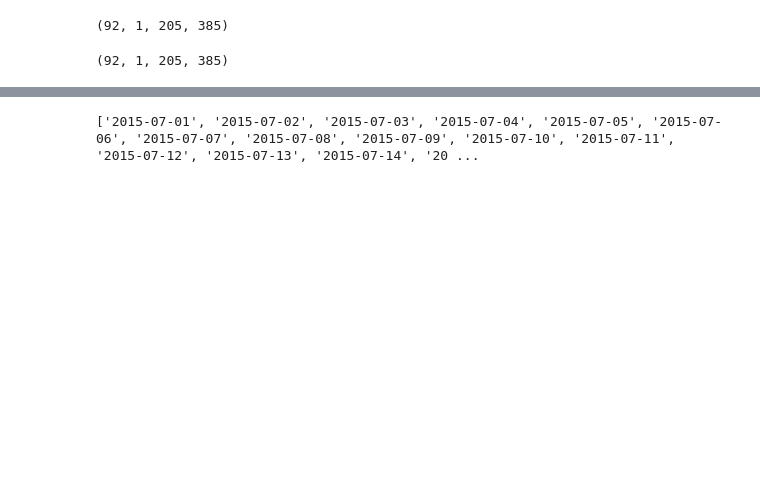
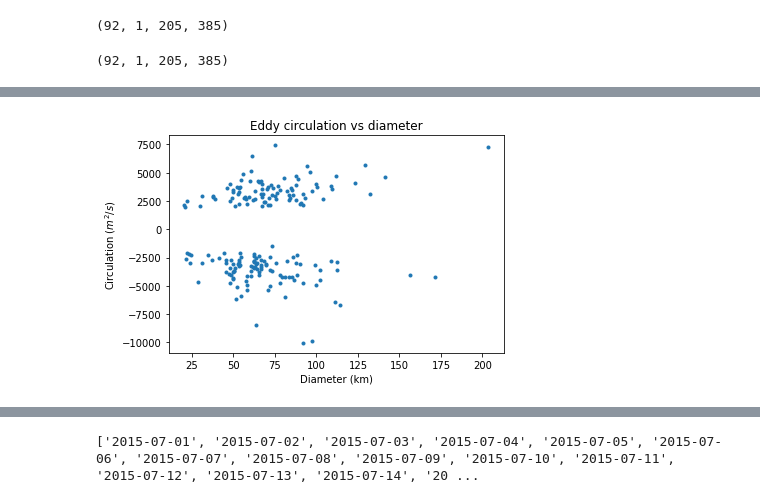
Before and after one commit to JASaa/eddies-R2, a Jupyter notebook: eddy_dates_test.ipynb, the cells around one changed output, grey strips where cells are left out. Drawn from its saved outputs; the diff is of its cells as text; code cells hidden in the pictures; blank space fills up the shorter version.

```diff
--- a/eddy_dates_test.ipynb
+++ b/eddy_dates_test.ipynb
@@ -9,5 +11,5 @@
 # %%
-from eddies import load_netcdf4,eddy_detection,print_eddies,plot_eddies
+from eddies import load_netcdf4,eddy_detection,dataframe_eddies,plot_eddies,julianh2gregorian
 
 #name of the netCDF data file
 filename = 'Lebreton_2015.nc'
@@ -17,14 +19,18 @@ filename = 'Lebreton_2015.nc'
 
 # Confidence level, usually 90%
 R2_criterion = 0.9
+
 # OW value at which to begin the evaluation of R2
 OW_start = -1.0
+
 # Number of local minima to evaluate using R2 method.
 # Set low (like 20) to see a few R2 eddies quickly.
 # Set high (like 1e5) to find all eddies in domain.
-max_evaluation_points = 2000 #set to 2000 to capture avery minima, there should be around 1800
+max_evaluation_points = 200 #set to 2000 to capture avery minima, there should be around 1800
+
 # Minimum number of cells required to be identified as an eddie.
 min_eddie_cells = 3 # set to 3 to be coherent with the use of the R2 method, 3 points seems like a reasonable minimun for a correlation
+
 # z-level to plot.  Usually set to 0 for the surface.
 k_plot = 0
 # %% [markdown]
@@ -154,0 +116,5 @@ map_circulation2.shape
+# %%
+eddy_census_list0 = []
+
+for day in range(len(t)):
+    eddy_census_list0.append(eddy_data0[day][7]) # store all eddy_census of each day in a list
@@ -154,0 +179,14 @@ map_circulation2.shape
+# %%
+#plot of circulation vs diameter for a certain day
+import matplotlib.pyplot as plt
+
+day0 = 0
+
+plt.plot(eddy_census_list0[day0][5,:nEd0[day0]],eddy_census_list0[day0][1,:nEd0[day0]],'.')
+plt.title('Eddy circulation vs diameter')
+plt.xlabel('Diameter (km)')
+plt.ylabel('Circulation ($m^2/s$)')
+plt.savefig('circ_vs_diam.png',bbox_inches='tight')
+plt.show()
+# %% [output]
+[figure, added]
```
Also changed, not shown: parts of 28 cells of this notebook, 3 other files.
